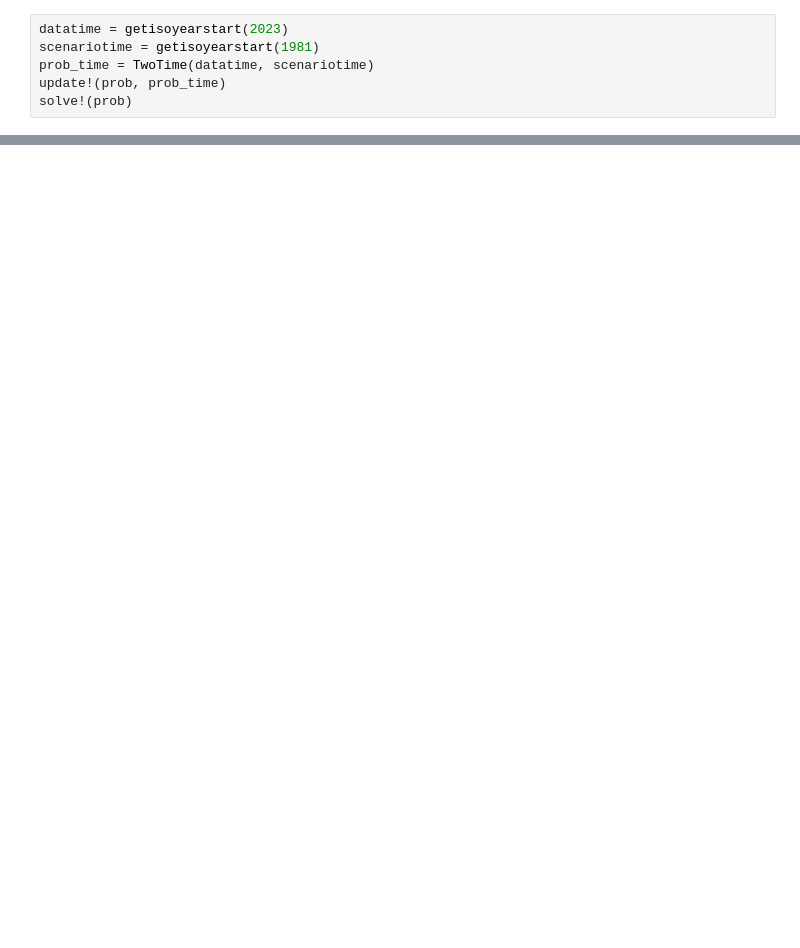
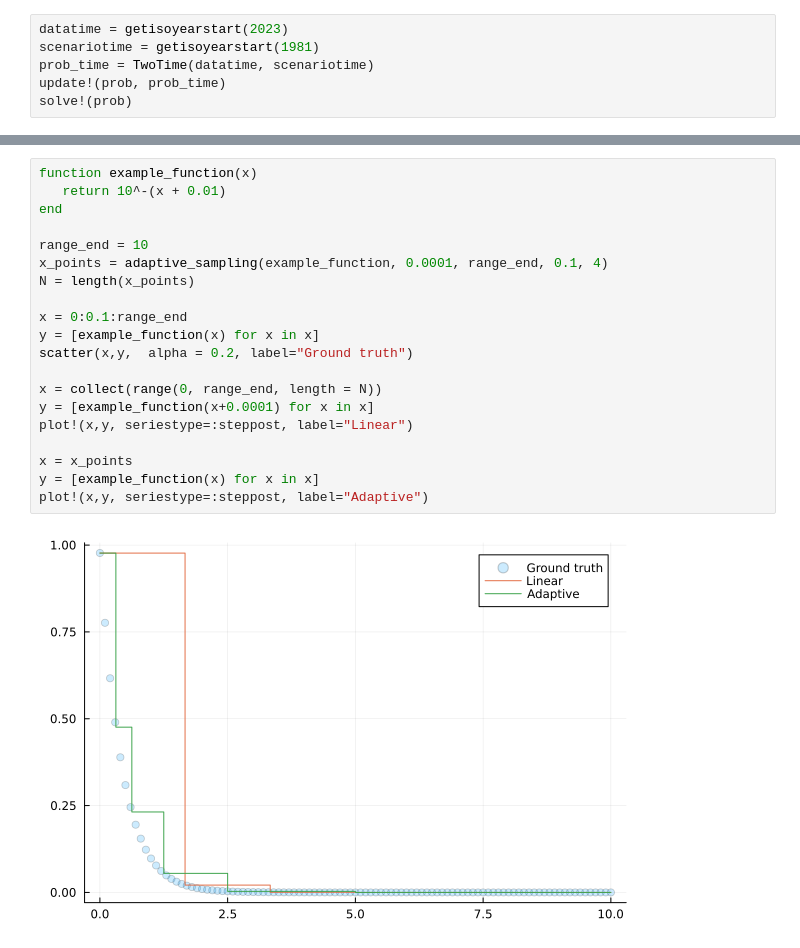
Before and after one commit to NVE/TuLiPa, a Jupyter notebook: elastic_demand_exploration.ipynb, the cells around one changed output, grey strips where cells are left out. Drawn from its saved outputs; the diff is of its cells as text; blank space fills up the shorter version.

```diff
--- a/elastic_demand_exploration.ipynb
+++ b/elastic_demand_exploration.ipynb
@@ -133,0 +152,22 @@ getdemand(prob, ed, 1)
+# %%
+function example_function(x)
+   return 10^-(x + 0.01)
+end
+
+range_end = 10
+x_points = adaptive_sampling(example_function, 0.0001, range_end, 0.1, 4)
+N = length(x_points)
+
+x = 0:0.1:range_end
+y = [example_function(x) for x in x]
+scatter(x,y,  alpha = 0.2, label="Ground truth")
+
+x = collect(range(0, range_end, length = N))
+y = [example_function(x+0.0001) for x in x]
+plot!(x,y, seriestype=:steppost, label="Linear")
+
+x = x_points
+y = [example_function(x) for x in x]
+plot!(x,y, seriestype=:steppost, label="Adaptive")
+# %% [output]
+[figure, added]
```
Also changed, not shown: parts of 14 cells of this notebook, 3 other files.
